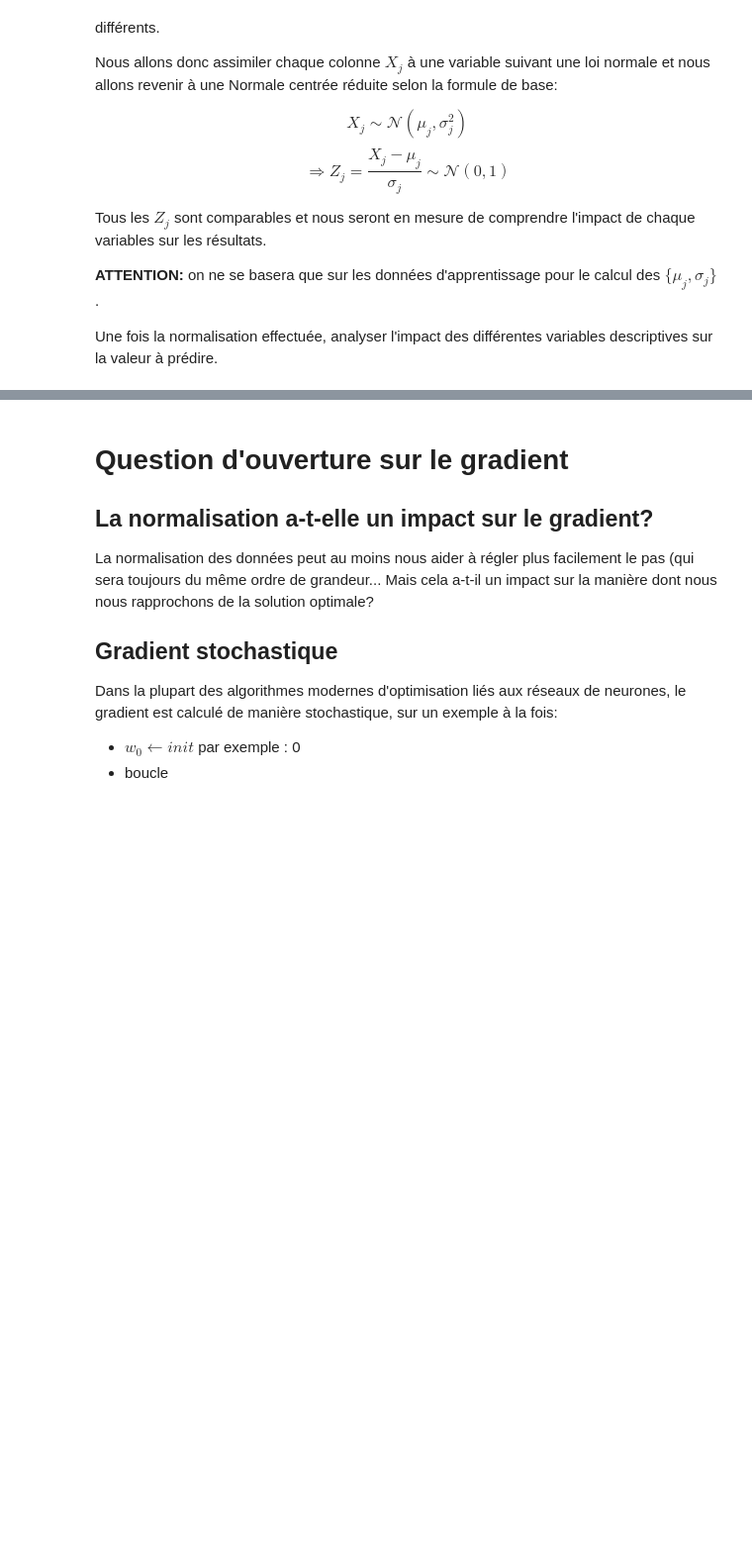
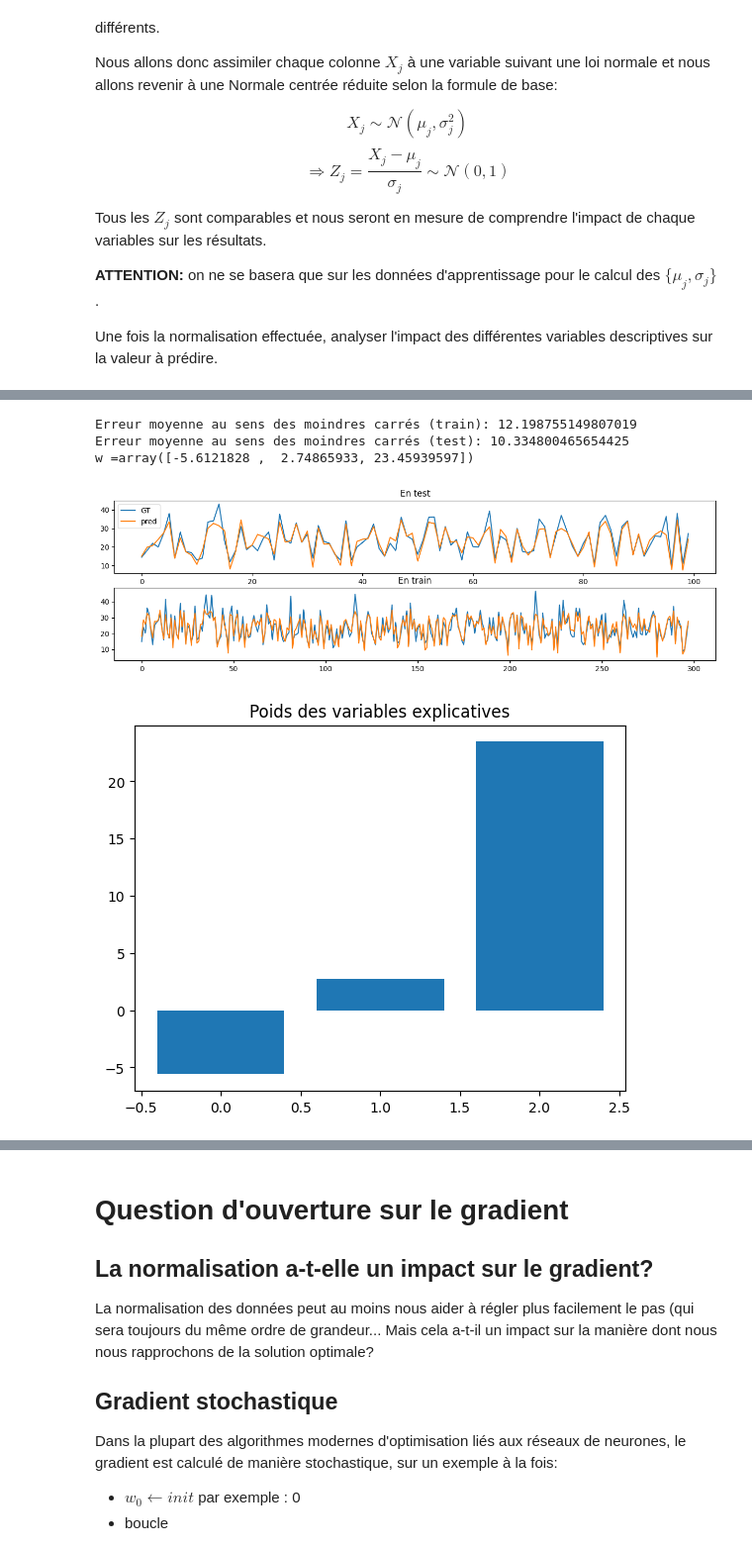
Before and after one commit to White-On/MAPSI_TME_2022, a Jupyter notebook: TME9/tme9_etu.ipynb, the cells around one changed output, grey strips where cells are left out. Shown at 99% size. Saved outputs shown, nothing was run; the diff lists cells and outputs as text; code cells hidden in the pictures; blank space fills up the shorter version.

```diff
--- a/TME9/tme9_etu.ipynb
+++ b/TME9/tme9_etu.ipynb
@@ -382 +402,22 @@ X_train.shape
+# %%
+Xn_train, Xn_test = normalisation(X_train[:,[3,5]], X_test[:,[3,5]])
+w = np.linalg.solve(np.dot(Xn_train.T, Xn_train), np.dot(Xn_train.T, y_train))
+
+yhat   = np.dot(Xn_train, w)
+yhat_t = np.dot(Xn_test, w)
+print('Erreur moyenne au sens des moindres carrés (train):', erreur_mc(yhat, y_train))
+print('Erreur moyenne au sens des moindres carrés (test):', erreur_mc(yhat_t, y_test))
+plot_y(y_train, y_test, yhat, yhat_t)
+
+print(f'{w = }')
+plt.figure()
+plt.bar(np.arange(len(w)), w)
+plt.title('Poids des variables explicatives')
+plt.show()
+# %% [output]
+Erreur moyenne au sens des moindres carrés (train): 12.198755149807019
+Erreur moyenne au sens des moindres carrés (test): 10.334800465654425
+w =array([-5.6121828 ,  2.74865933, 23.45939597])
+[figure, added]
+[figure, added]
 # %% [markdown]
```
Also changed, not shown: parts of 22 cells of this notebook.
